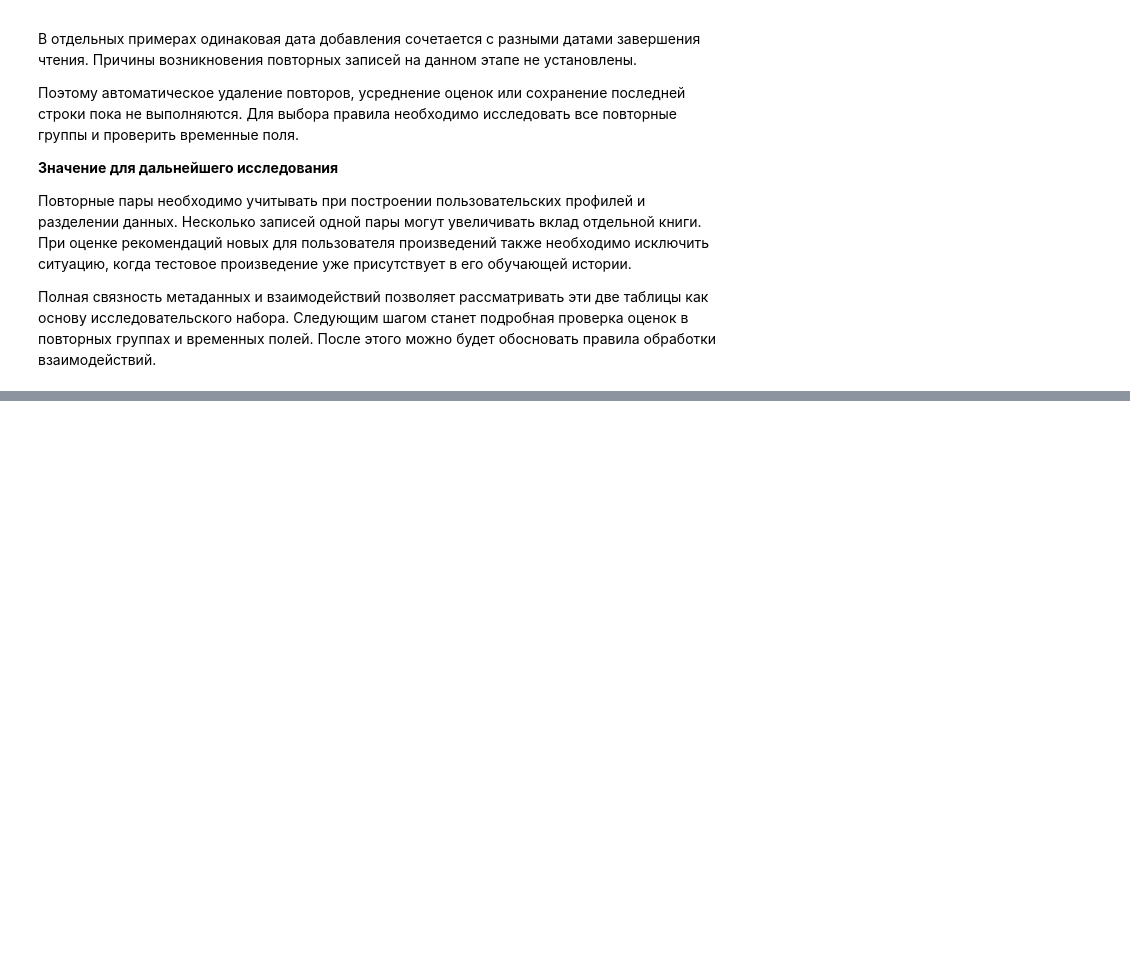
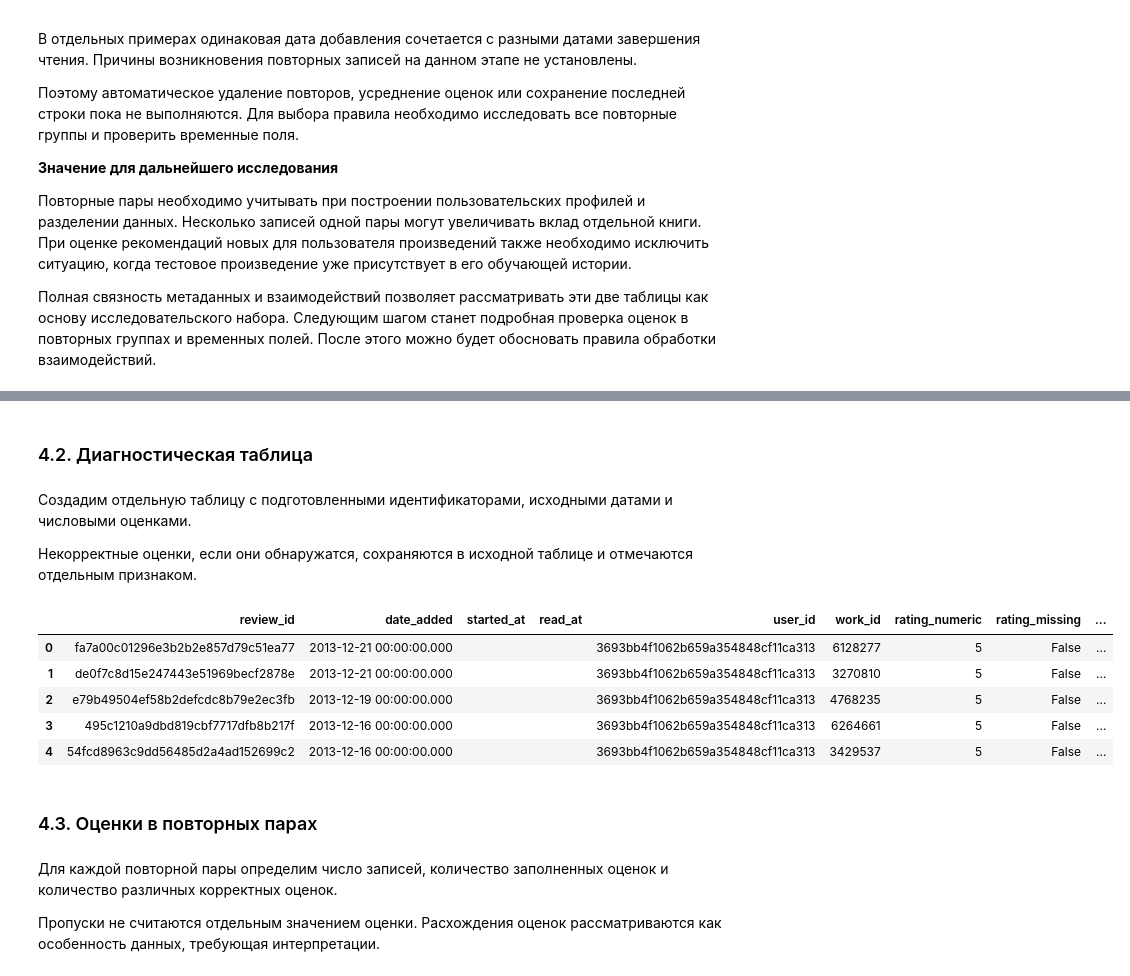
Before and after one commit to RafaelART01/BookRecommender, a Jupyter notebook: notebooks/01_data_audit.ipynb, the cells around one changed output, grey strips where cells are left out. Saved outputs shown, nothing was run; the diff lists cells and outputs as text; code cells hidden in the pictures; blank space fills up the shorter version.

Commit message:
research: анализ оценок и временных полей

```diff
--- a/notebooks/01_data_audit.ipynb
+++ b/notebooks/01_data_audit.ipynb
@@ -1041,0 +1118,43 @@ user_id и work_id.
+# %% [markdown]
+### 4.2. Диагностическая таблица
+# %% [markdown]
+Создадим отдельную таблицу с подготовленными идентификаторами,
+исходными датами и числовыми оценками.
+
+Некорректные оценки, если они обнаружатся, сохраняются
+в исходной таблице и отмечаются отдельным признаком.
+# %%
+interactions_audit = reviews[
+    ["review_id", "date_added", "started_at", "read_at"]
+].copy()
+
+interactions_audit["user_id"] = interaction_keys["user_id"]
+interactions_audit["work_id"] = interaction_keys["work_id"]
+
+interactions_audit["rating_numeric"] = rating_numeric.where(
+    rating_valid
+)
+
+interactions_audit["rating_missing"] = rating_missing
+
+interactions_audit["rating_invalid"] = (
+    rating_parse_error | rating_invalid
+)
+
+interactions_audit.head()
+# %% [output]
+|  | review_id | date_added | started_at | read_at | user_id | work_id | rating_numeric | rating_missing | ... |
+| 0 | fa7a00c01296e3b2b2e857d79c51ea77 | 2013-12-21 00:00:00.000 |  |  | 3693bb4f1062b659a354848cf11ca313 | 6128277 | 5 | False | ... |
+| 1 | de0f7c8d15e247443e51969becf2878e | 2013-12-21 00:00:00.000 |  |  | 3693bb4f1062b659a354848cf11ca313 | 3270810 | 5 | False | ... |
+| 2 | e79b49504ef58b2defcdc8b79e2ec3fb | 2013-12-19 00:00:00.000 |  |  | 3693bb4f1062b659a354848cf11ca313 | 4768235 | 5 | False | ... |
+| 3 | 495c1210a9dbd819cbf7717dfb8b217f | 2013-12-16 00:00:00.000 |  |  | 3693bb4f1062b659a354848cf11ca313 | 6264661 | 5 | False | ... |
+| 4 | 54fcd8963c9dd56485d2a4ad152699c2 | 2013-12-16 00:00:00.000 |  |  | 3693bb4f1062b659a354848cf11ca313 | 3429537 | 5 | False | ... |
+# %% [markdown]
+### 4.3. Оценки в повторных парах
+# %% [markdown]
+Для каждой повторной пары определим число записей, количество
+заполненных оценок и количество различных корректных оценок.
+
+Пропуски не считаются отдельным значением оценки.
+Расхождения оценок рассматриваются как особенность данных,
+требующая интерпретации.
```
Also changed, not shown: parts of 21 cells of this notebook.
